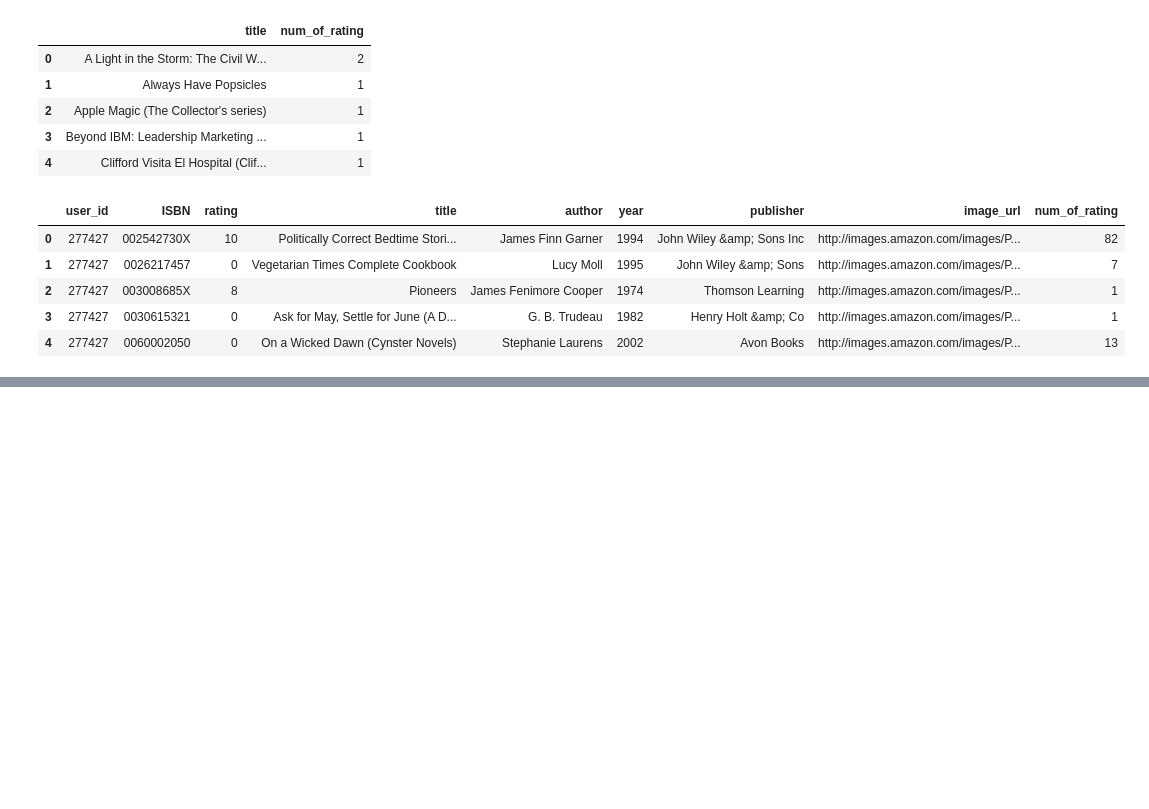
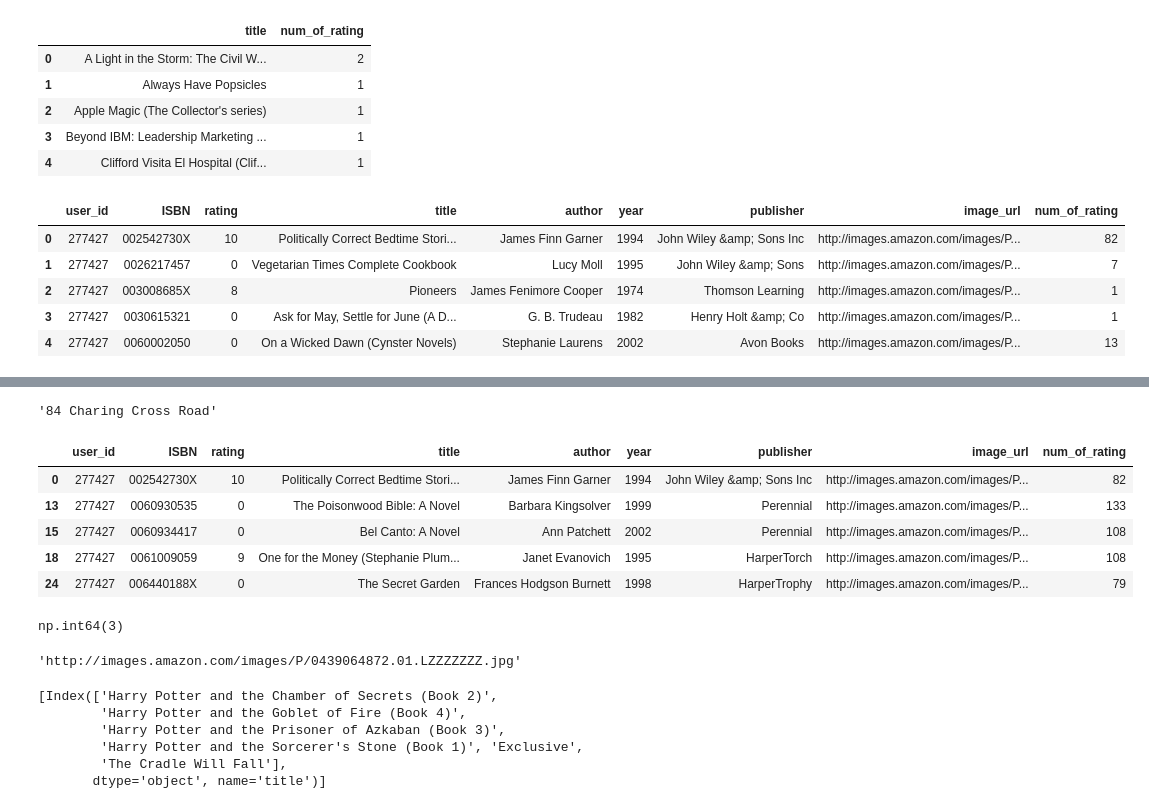
Before and after one commit to ositawisdomchinedu/Book-Recommendation-system, a Jupyter notebook: notebook/research.ipynb, the cells around one changed output, grey strips where cells are left out. Cells and saved outputs as stored; diff of their text form; code cells hidden in the pictures; blank space fills up the shorter version.

```diff
--- a/notebook/research.ipynb
+++ b/notebook/research.ipynb
@@ -289,0 +427,19 @@ final_rating.head()
+# %%
+
+book_names[4]
+# %% [output]
+'84 Charing Cross Road'
+# %%
+final_rating.head()
+# %% [output]
+|  | user_id | ISBN | rating | title | author | year | publisher | image_url | num_of_rating |
+| 0 | 277427 | 002542730X | 10 | Politically Correct Bedtime Stori... | James Finn Garner | 1994 | John Wiley &amp; Sons Inc | http://images.amazon.com/images/P... | 82 |
+| 13 | 277427 | 0060930535 | 0 | The Poisonwood Bible: A Novel | Barbara Kingsolver | 1999 | Perennial | http://images.amazon.com/images/P... | 133 |
+| 15 | 277427 | 0060934417 | 0 | Bel Canto: A Novel | Ann Patchett | 2002 | Perennial | http://images.amazon.com/images/P... | 108 |
+| 18 | 277427 | 0061009059 | 9 | One for the Money (Stephanie Plum... | Janet Evanovich | 1995 | HarperTorch | http://images.amazon.com/images/P... | 108 |
+| 24 | 277427 | 006440188X | 0 | The Secret Garden | Frances Hodgson Burnett | 1998 | HarperTrophy | http://images.amazon.com/images/P... | 79 |
+# %%
+
+np.where(book_pivot.index == '4 Blondes')[0][0]
+# %% [output]
+np.int64(3)
@@ -289,0 +449,5 @@ final_rating.head()
+# %%
+
+final_rating.iloc[ids]['image_url']
+# %% [output]
+'http://images.amazon.com/images/P/0439064872.01.LZZZZZZZ.jpg'
@@ -289,0 +458,9 @@ final_rating.head()
+# %%
+book_name
+# %% [output]
+[Index(['Harry Potter and the Chamber of Secrets (Book 2)',
+        'Harry Potter and the Goblet of Fire (Book 4)',
+        'Harry Potter and the Prisoner of Azkaban (Book 3)',
+        'Harry Potter and the Sorcerer's Stone (Book 1)', 'Exclusive',
+        'The Cradle Will Fall'],
+       dtype='object', name='title')]
```
Also changed, not shown: parts of 28 cells of this notebook.
